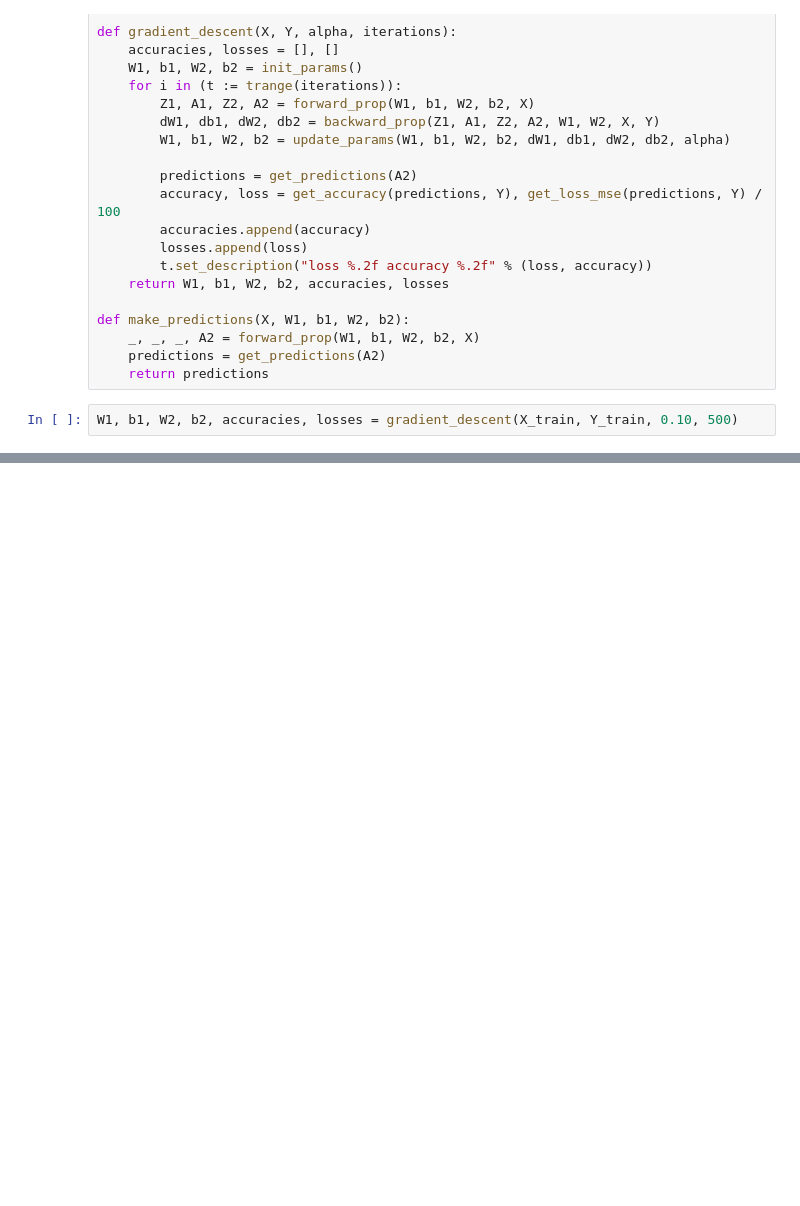
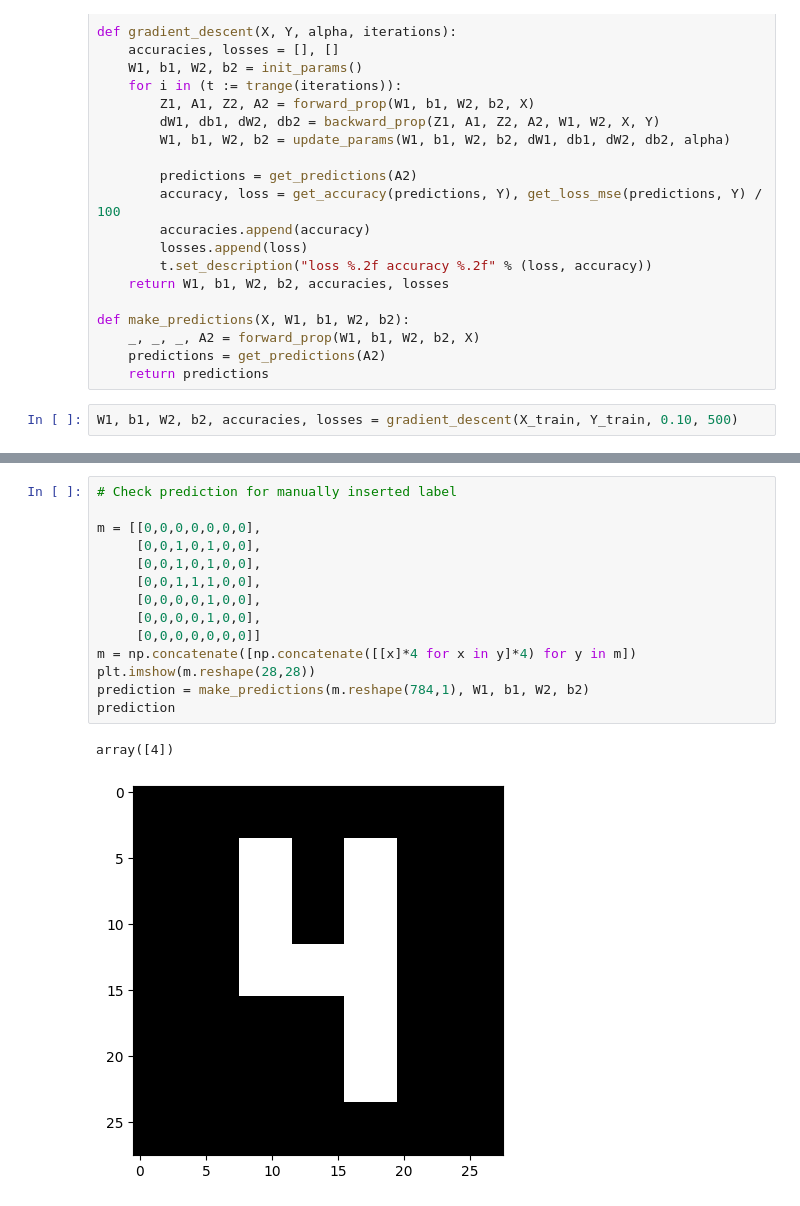
Before and after one commit to bm0niz/mnist-samples, a Jupyter notebook: v1-raw.ipynb, the cells around one changed output, grey strips where cells are left out. Cells and saved outputs as stored; diff of their text form; blank space fills up the shorter version.

```diff
--- a/v1-raw.ipynb
+++ b/v1-raw.ipynb
@@ -126,0 +145,17 @@ get_accuracy(dev_predictions, Y_dev)
+# %%
+# Check prediction for manually inserted label
+
+m = [[0,0,0,0,0,0,0],
+     [0,0,1,0,1,0,0],
+     [0,0,1,0,1,0,0],
+     [0,0,1,1,1,0,0],
+     [0,0,0,0,1,0,0],
+     [0,0,0,0,1,0,0],
+     [0,0,0,0,0,0,0]]
+m = np.concatenate([np.concatenate([[x]*4 for x in y]*4) for y in m])
+plt.imshow(m.reshape(28,28))
+prediction = make_predictions(m.reshape(784,1), W1, b1, W2, b2)
+prediction
+# %% [output]
+array([4])
+[figure, added]
```
Also changed, not shown: parts of 3 cells of this notebook.
